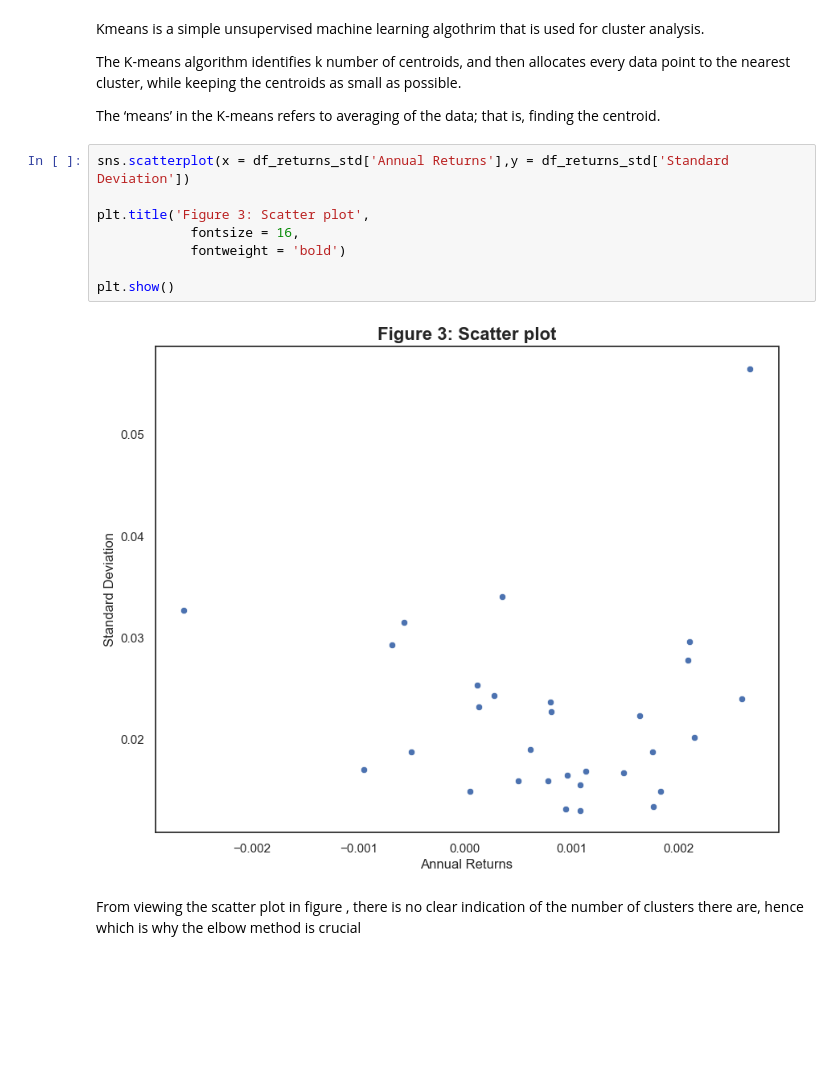
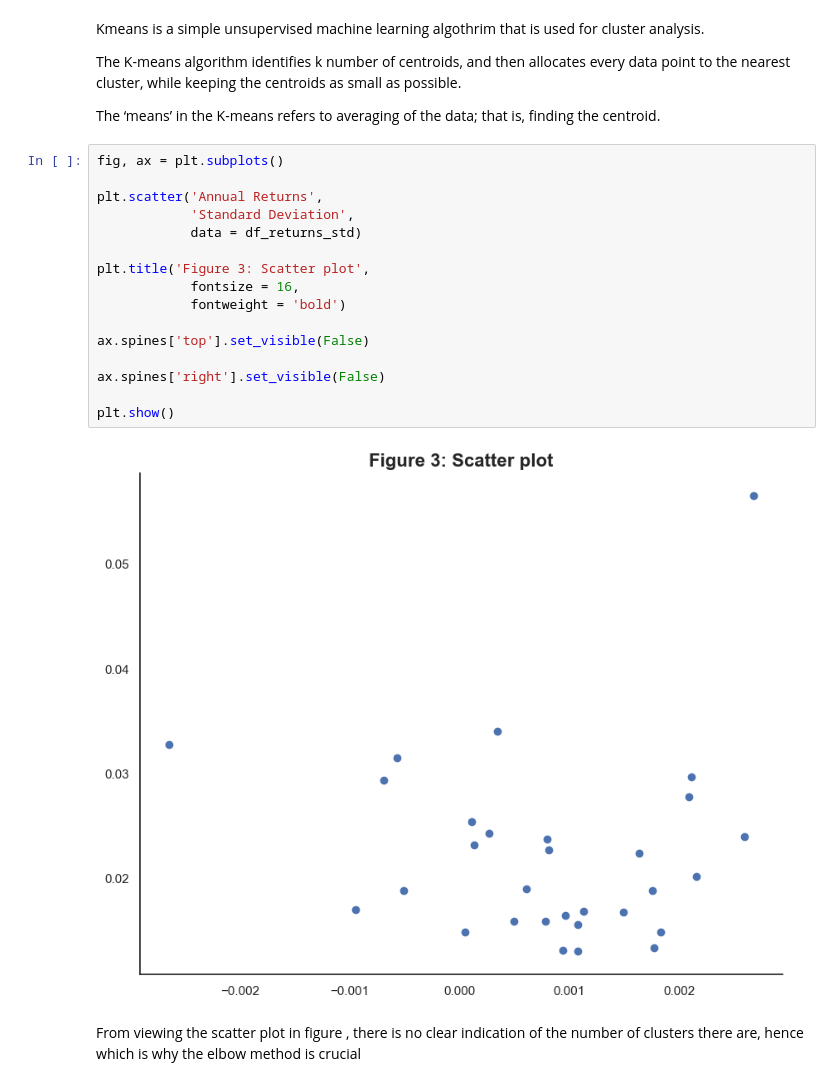
Before and after one commit to NigelGondo/Portfolio_Projects, a Jupyter notebook: Cluster analysis of JSE companies .ipynb, the cells around one changed output. Saved outputs shown, nothing was run; the diff lists cells and outputs as text; blank space fills up the shorter version.

```diff
--- a/Cluster analysis of JSE companies .ipynb
+++ b/Cluster analysis of JSE companies .ipynb
@@ -580,15 +580,23 @@ The K-means algorithm identifies k number of centroids, and then allocates every
 
 The ‘means’ in the K-means refers to averaging of the data; that is, finding the centroid.
 # %%
-sns.scatterplot(x = df_returns_std['Annual Returns'],y = df_returns_std['Standard Deviation'])
+fig, ax = plt.subplots()
+
+plt.scatter('Annual Returns',
+            'Standard Deviation',
+            data = df_returns_std)
 
 plt.title('Figure 3: Scatter plot',
             fontsize = 16,
             fontweight = 'bold')
 
+ax.spines['top'].set_visible(False)
+
+ax.spines['right'].set_visible(False)
+
 plt.show()
 # %% [output]
-[figure, old version]
+[figure, new version]
 # %% [markdown]
 From viewing the scatter plot in figure , there is no clear indication of the number of clusters there are, hence which is why the elbow method is crucial
 # %%
```
Also changed, not shown: parts of 9 cells of this notebook.
